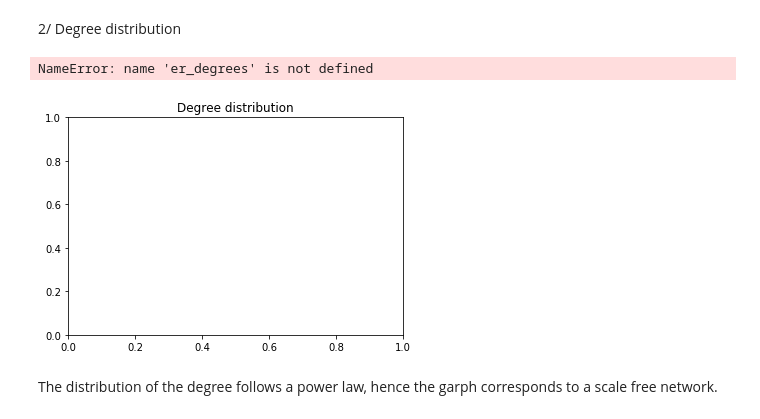
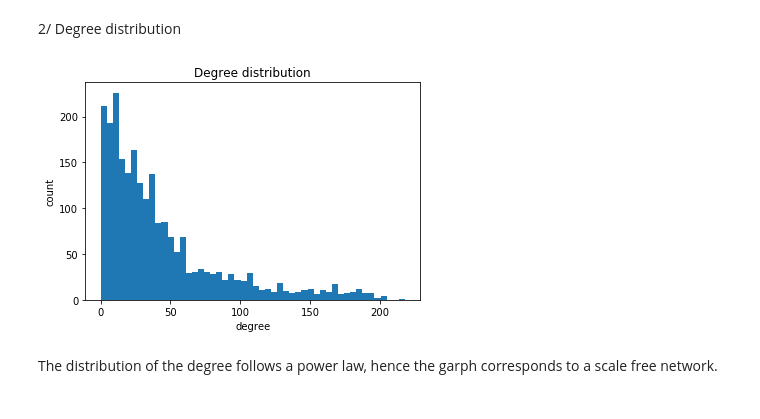
Before and after one commit to aaag97/ntds-projects, a Jupyter notebook: Project/wikipedia.ipynb, the cells around one changed output. Cells and saved outputs as stored; diff of their text form; code cells hidden in the pictures.

```diff
--- a/Project/wikipedia.ipynb
+++ b/Project/wikipedia.ipynb
@@ -579,13 +579,12 @@ Five Billion Years of Change
 # %%
 plt.title("Degree distribution")
 degrees = [d for (i,d) in graph.degree()]
-plt.hist(er_degrees,bins = 50);
+plt.hist(degrees,bins = 50);
 plt.xlabel('degree')
 plt.ylabel('count')
 plt.show()
 # %% [output]
-NameError: name 'er_degrees' is not defined
-[figure, old version]
+[figure, new version]
 # %% [markdown]
 The distribution of the degree follows a power law, hence the garph corresponds to a scale free network.
 # %%
```
